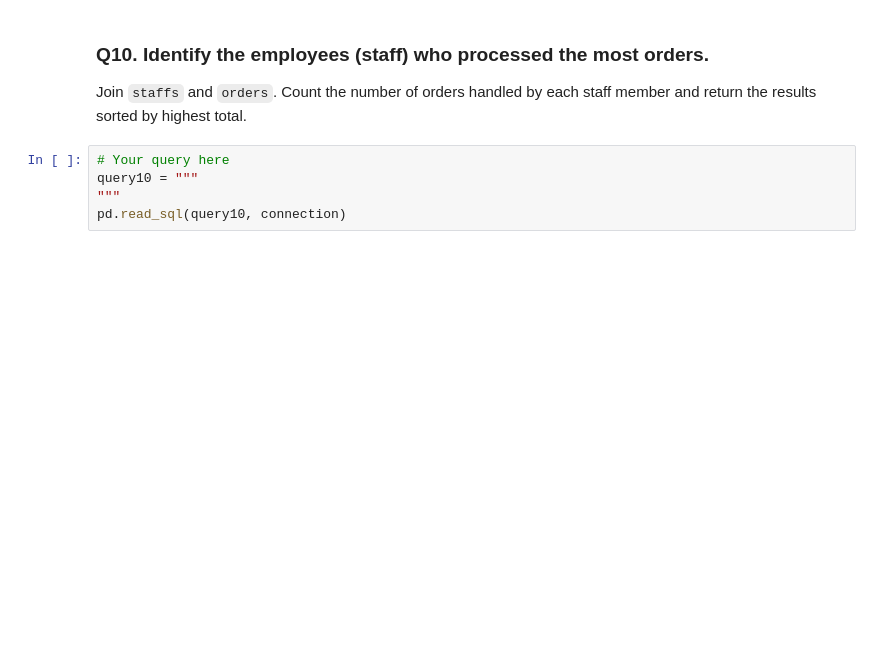
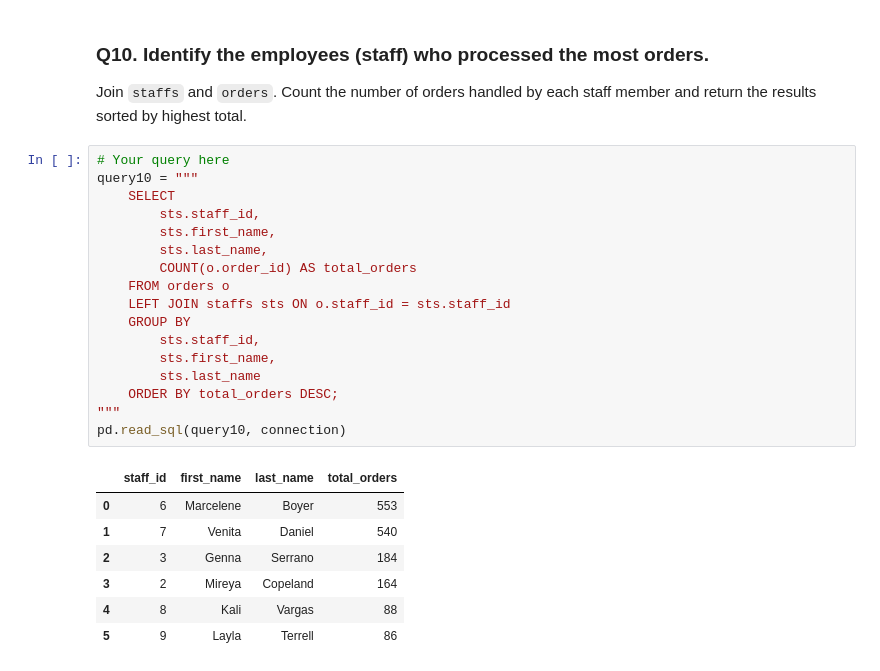
Before and after one commit to jmlax123/DataAnalysisModule3, a Jupyter notebook: Week3/workflow_practice.ipynb, the cells around one changed output. Saved outputs shown, nothing was run; the diff lists cells and outputs as text; blank space fills up the shorter version.

```diff
--- a/Week3/workflow_practice.ipynb
+++ b/Week3/workflow_practice.ipynb
@@ -289,5 +379,25 @@ Join `staffs` and `orders`. Count the number of orders handled by each staff mem
 # %%
 # Your query here
 query10 = """
+    SELECT
+        sts.staff_id,
+        sts.first_name,
+        sts.last_name,
+        COUNT(o.order_id) AS total_orders
+    FROM orders o
+    LEFT JOIN staffs sts ON o.staff_id = sts.staff_id
+    GROUP BY
+        sts.staff_id,
+        sts.first_name,
+        sts.last_name
+    ORDER BY total_orders DESC;
 """
 pd.read_sql(query10, connection)
+# %% [output]
+|  | staff_id | first_name | last_name | total_orders |
+| 0 | 6 | Marcelene | Boyer | 553 |
+| 1 | 7 | Venita | Daniel | 540 |
+| 2 | 3 | Genna | Serrano | 184 |
+| 3 | 2 | Mireya | Copeland | 164 |
+| 4 | 8 | Kali | Vargas | 88 |
+| 5 | 9 | Layla | Terrell | 86 |
```
Also changed, not shown: parts of 9 cells of this notebook.
